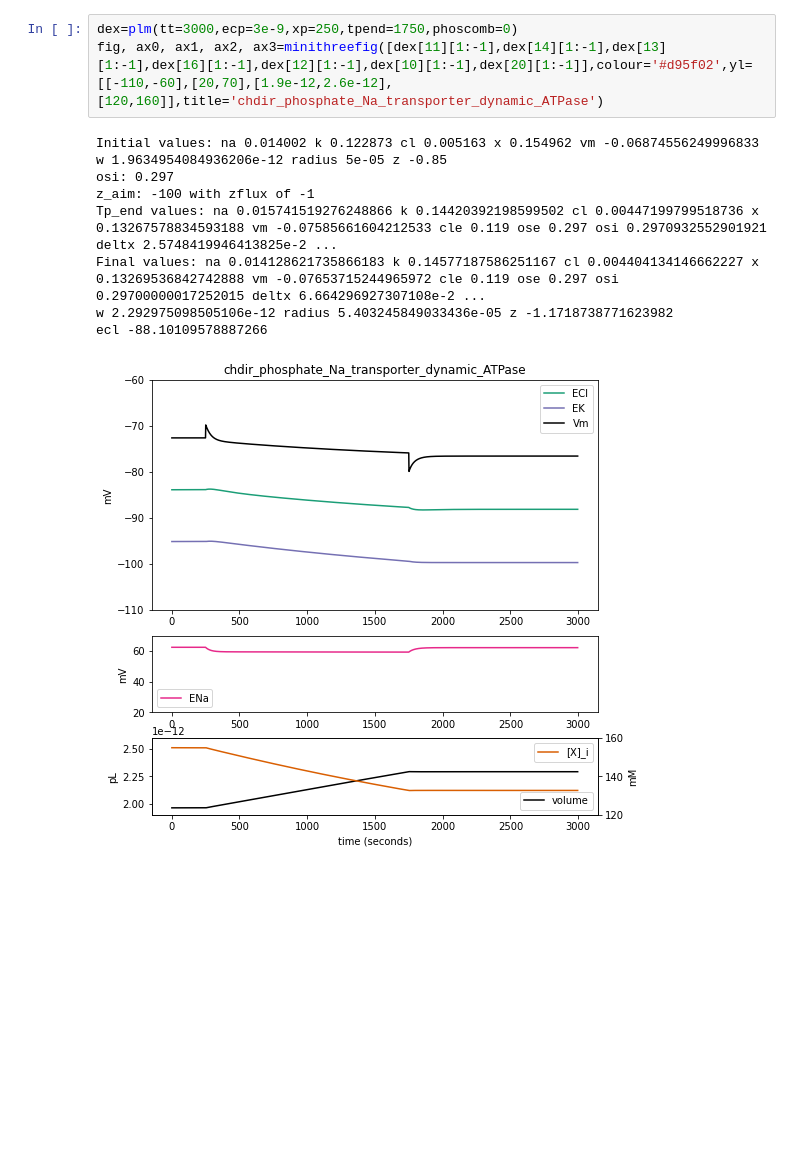
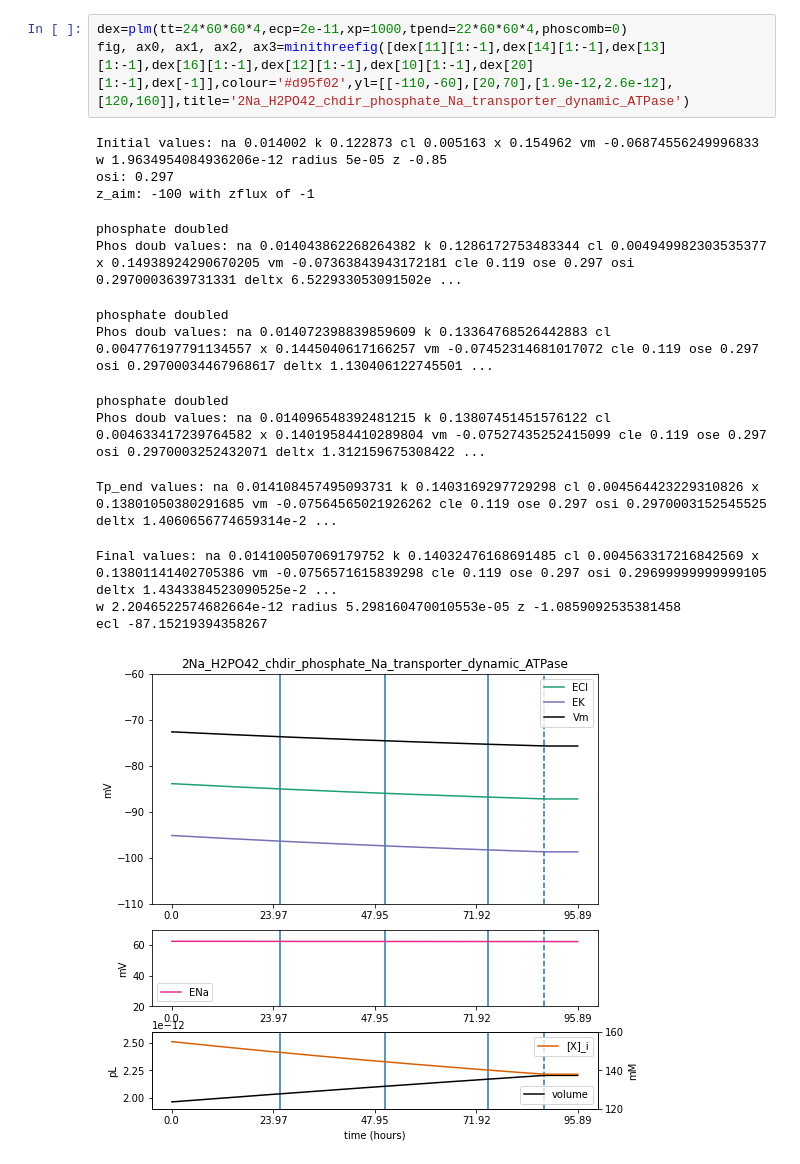
Before and after one commit to kiradust/model-of-neuronal-chloride-homeostasis, a Jupyter notebook: phosphate.ipynb, the cells around one changed output. Saved outputs shown, nothing was run; the diff lists cells and outputs as text; blank space fills up the shorter version.

```diff
--- a/phosphate.ipynb
+++ b/phosphate.ipynb
@@ -35,14 +51,20 @@ fig, ax0, ax1, ax2, ax3=minithreefig([dex[11][1:-1],dex[14][1:-1],dex[13][1:-1],
 # %%
-dex=plm(tt=3000,ecp=3e-9,xp=250,tpend=1750,phoscomb=0)
-fig, ax0, ax1, ax2, ax3=minithreefig([dex[11][1:-1],dex[14][1:-1],dex[13][1:-1],dex[16][1:-1],dex[12][1:-1],dex[10][1:-1],dex[20][1:-1]],colour='#d95f02',yl=[[-110,-60],[20,70],[1.9e-12,2.6e-12],[120,160]],title='chdir_phosphate_Na_transporter_dynamic_ATPase')
+dex=plm(tt=24*60*60*4,ecp=2e-11,xp=1000,tpend=22*60*60*4,phoscomb=0)
+fig, ax0, ax1, ax2, ax3=minithreefig([dex[11][1:-1],dex[14][1:-1],dex[13][1:-1],dex[16][1:-1],dex[12][1:-1],dex[10][1:-1],dex[20][1:-1],dex[-1]],colour='#d95f02',yl=[[-110,-60],[20,70],[1.9e-12,2.6e-12],[120,160]],title='2Na_H2PO42_chdir_phosphate_Na_transporter_dynamic_ATPase')
 # %% [output]
 Initial values: na 0.014002 k 0.122873 cl 0.005163 x 0.154962 vm -0.06874556249996833
 w 1.9634954084936206e-12 radius 5e-05 z -0.85
 osi: 0.297
 z_aim: -100 with zflux of -1
-Tp_end values: na 0.015741519276248866 k 0.14420392198599502 cl 0.00447199799518736 x 0.13267578834593188 vm -0.07585661604212533 cle 0.119 ose 0.297 osi 0.2970932552901921 deltx 2.5748419946413825e-2 ...
-Final values: na 0.014128621735866183 k 0.14577187586251167 cl 0.004404134146662227 x 0.13269536842742888 vm -0.07653715244965972 cle 0.119 ose 0.297 osi 0.29700000017252015 deltx 6.664296927307108e-2 ...
-w 2.292975098505106e-12 radius 5.403245849033436e-05 z -1.1718738771623982
-ecl -88.10109578887266
+phosphate doubled
+Phos doub values: na 0.014043862268264382 k 0.1286172753483344 cl 0.004949982303535377 x 0.14938924290670205 vm -0.07363843943172181 cle 0.119 ose 0.297 osi 0.2970003639731331 deltx 6.522933053091502e ...
+phosphate doubled
+Phos doub values: na 0.014072398839859609 k 0.13364768526442883 cl 0.004776197791134557 x 0.1445040617166257 vm -0.07452314681017072 cle 0.119 ose 0.297 osi 0.29700034467968617 deltx 1.130406122745501 ...
+phosphate doubled
+Phos doub values: na 0.014096548392481215 k 0.13807451451576122 cl 0.004633417239764582 x 0.14019584410289804 vm -0.07527435252415099 cle 0.119 ose 0.297 osi 0.2970003252432071 deltx 1.312159675308422 ...
+Tp_end values: na 0.014108457495093731 k 0.1403169297729298 cl 0.004564423229310826 x 0.13801050380291685 vm -0.07564565021926262 cle 0.119 ose 0.297 osi 0.2970003152545525 deltx 1.4060656774659314e-2 ...
+Final values: na 0.014100507069179752 k 0.14032476168691485 cl 0.004563317216842569 x 0.13801141402705386 vm -0.0756571615839298 cle 0.119 ose 0.297 osi 0.29699999999999105 deltx 1.4343384523090525e-2 ...
+w 2.2046522574682664e-12 radius 5.298160470010553e-05 z -1.0859092535381458
+ecl -87.15219394358267
-[figure, old version]
+[figure, new version]
 # %%
```
Also changed, not shown: parts of 8 cells of this notebook, 12 other files.
